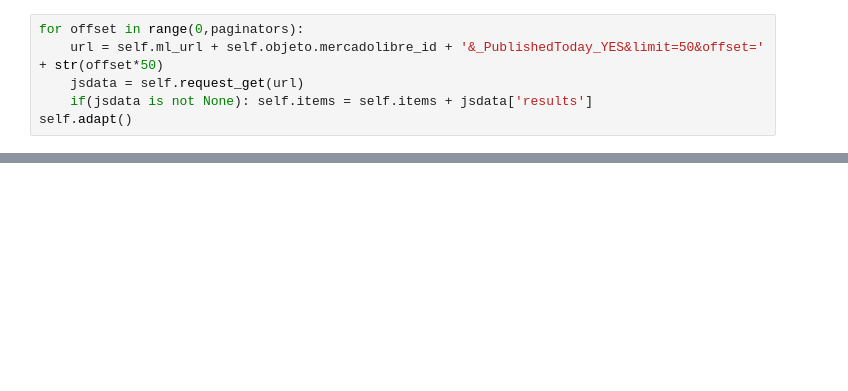
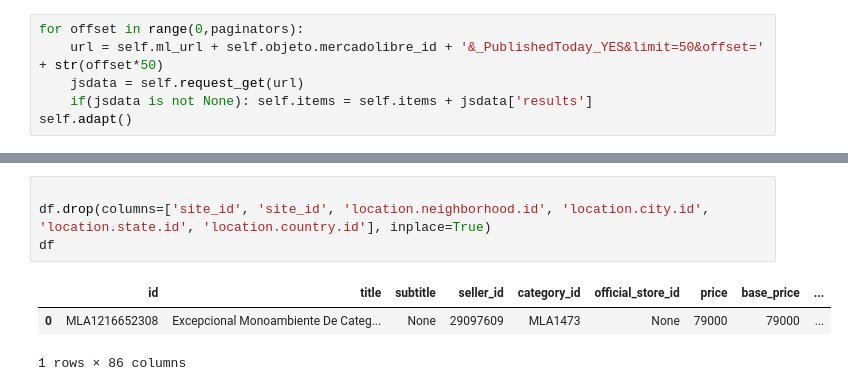
Before and after one commit to clementejose/DataSciences_CoderHouse, a Jupyter notebook: project/Desafio_APIS_JoseClemente.ipynb, the cells around one changed output, grey strips where cells are left out. Saved outputs shown, nothing was run; the diff lists cells and outputs as text; blank space fills up the shorter version.

```diff
--- a/project/Desafio_APIS_JoseClemente.ipynb
+++ b/project/Desafio_APIS_JoseClemente.ipynb
@@ -385,0 +587,8 @@ self.adapt()
+# %%
+
+df.drop(columns=['site_id', 'site_id', 'location.neighborhood.id', 'location.city.id', 'location.state.id', 'location.country.id'], inplace=True)
+df
+# %% [output]
+|  | id | title | subtitle | seller_id | category_id | official_store_id | price | base_price | ... |
+| 0 | MLA1216652308 | Excepcional Monoambiente De Categ... | None | 29097609 | MLA1473 | None | 79000 | 79000 | ... |
+1 rows × 86 columns
```
Also changed, not shown: parts of 50 cells of this notebook, 1 other file.
